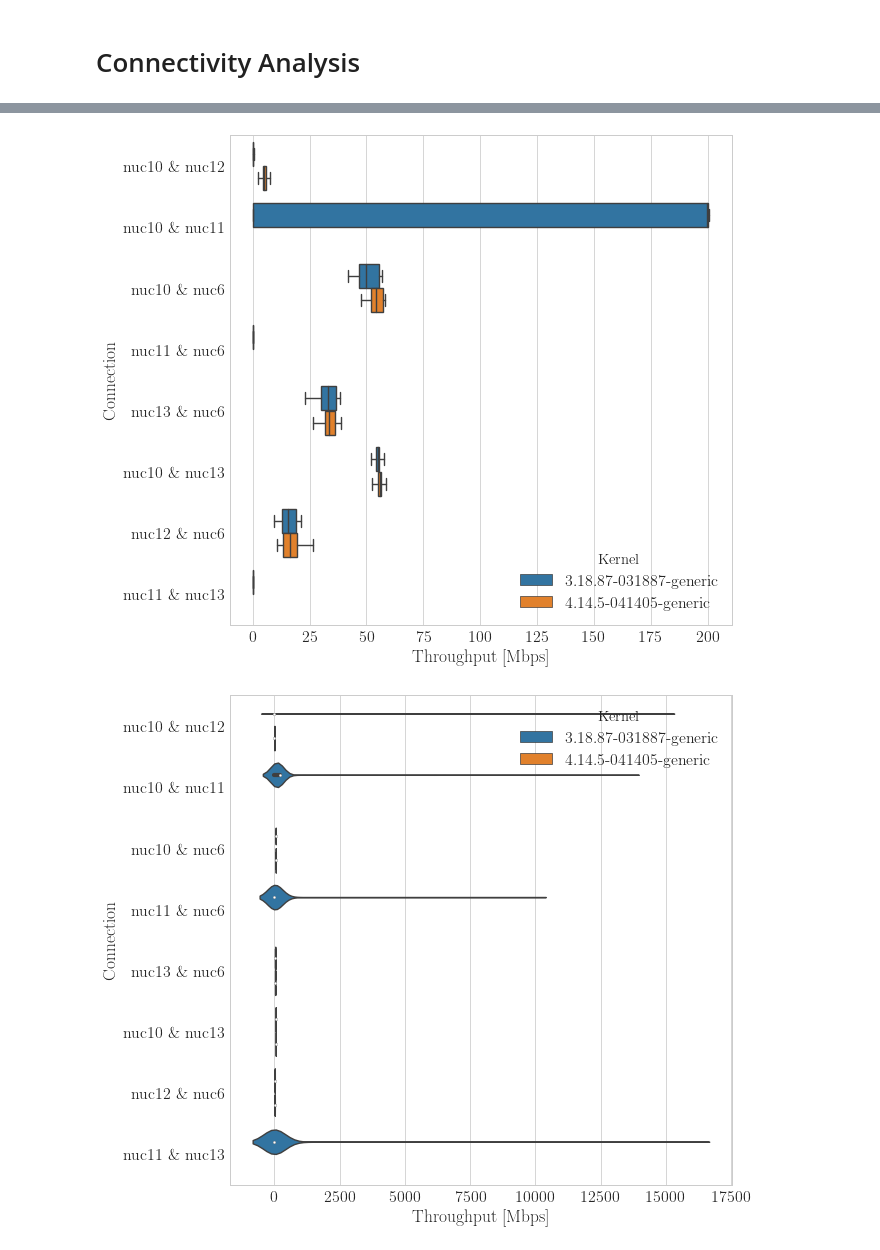
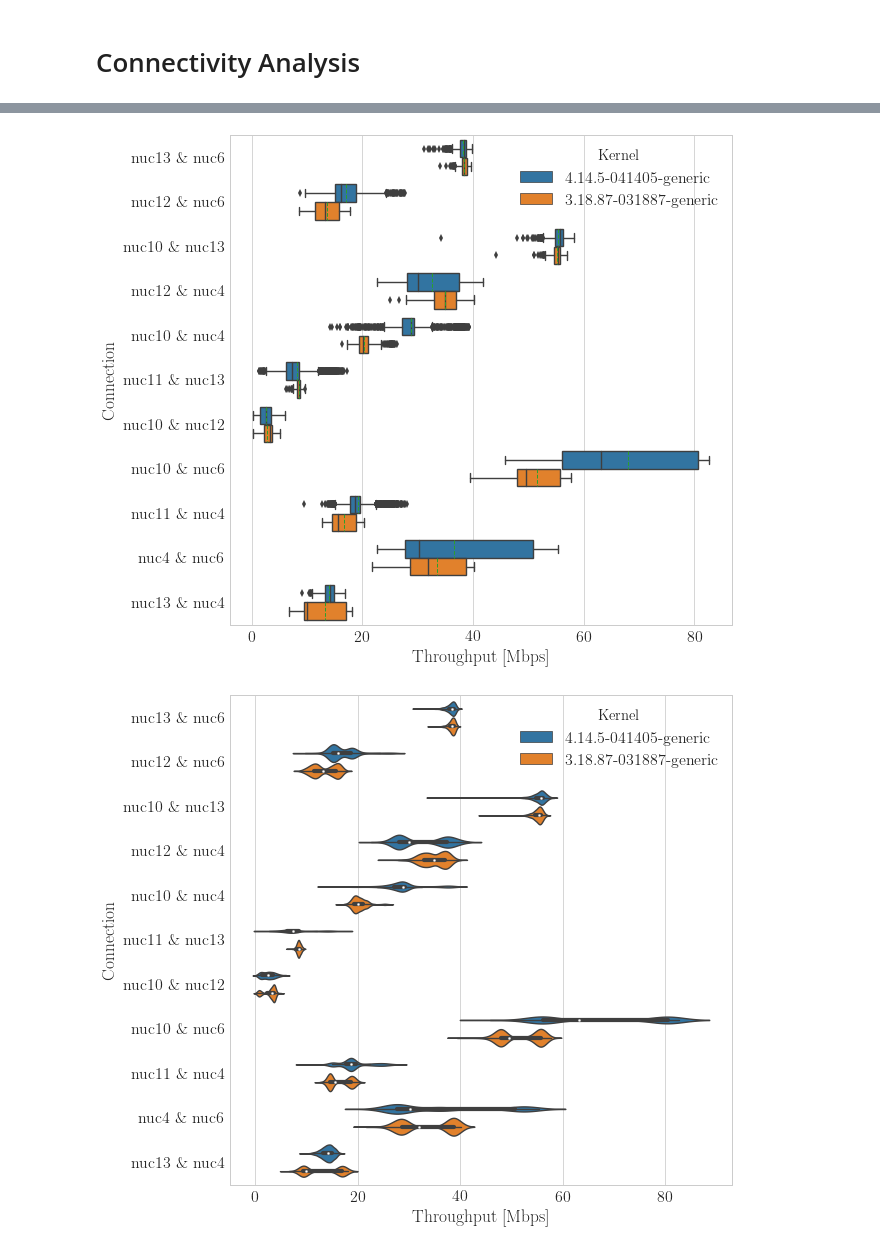
Before and after one commit to mchwalisz/walker, a Jupyter notebook: analysis/Connectivity Analysis.ipynb, the cells around one changed output, grey strips where cells are left out. Drawn from its saved outputs; the diff is of its cells as text; code cells hidden in the pictures.

Commit message:
update analysis for reverse iperf results

```diff
--- a/analysis/Connectivity Analysis.ipynb
+++ b/analysis/Connectivity Analysis.ipynb
@@ -36,7 +40,7 @@ Available data paths:
 # %%
 df_list = [
-    an.get_iperf_folder(data_folder / '2018-01-11-182755', recursive=True),
-    an.get_iperf_folder(data_folder / '2018-01-11-225043', recursive=True),
+    an.get_iperf_folder(data_folder / '2018-01-17-144113', recursive=True),
+    an.get_iperf_folder(data_folder / '2018-01-17-192523', recursive=True),
 ]
 df = pd.concat(df_list)
 
@@ -64,19 +99,21 @@ df.groupby(['Kernel',  'Access Point', 'Client'])['Throughput [Mbps]'].describe(
 # %%
 fig, ax = plt.subplots(figsize=(9,9))
 
 sns.boxplot(
     x='Throughput [Mbps]',
     y='Connection',
     hue='Kernel',
     data=df,
-    showfliers=False,
+    showfliers=True,
+    showmeans=True,
+    meanline=True,
 #     split=True,
 #     cut=0,
 );
 ax.xaxis.set_major_formatter(an.bitrate_formatter)
 fig.savefig(str(results_folder / 'throughput_kernels.pdf'), transparent=False, bbox_inches='tight')
 # %% [output]
-[figure, old version]
+[figure, new version]
 # %%
 fig, ax = plt.subplots(figsize=(9,9))
 
@@ -91,7 +128,7 @@ sns.violinplot(
 );
 ax.xaxis.set_major_formatter(an.bitrate_formatter)
 # %% [output]
-[figure, old version]
+[figure, new version]
 # %%
 connections = pd.pivot_table(
     df[df['Kernel'] == '4.14.5-041405-generic'],
```
Also changed, not shown: parts of 5 cells of this notebook, 1 other file.
